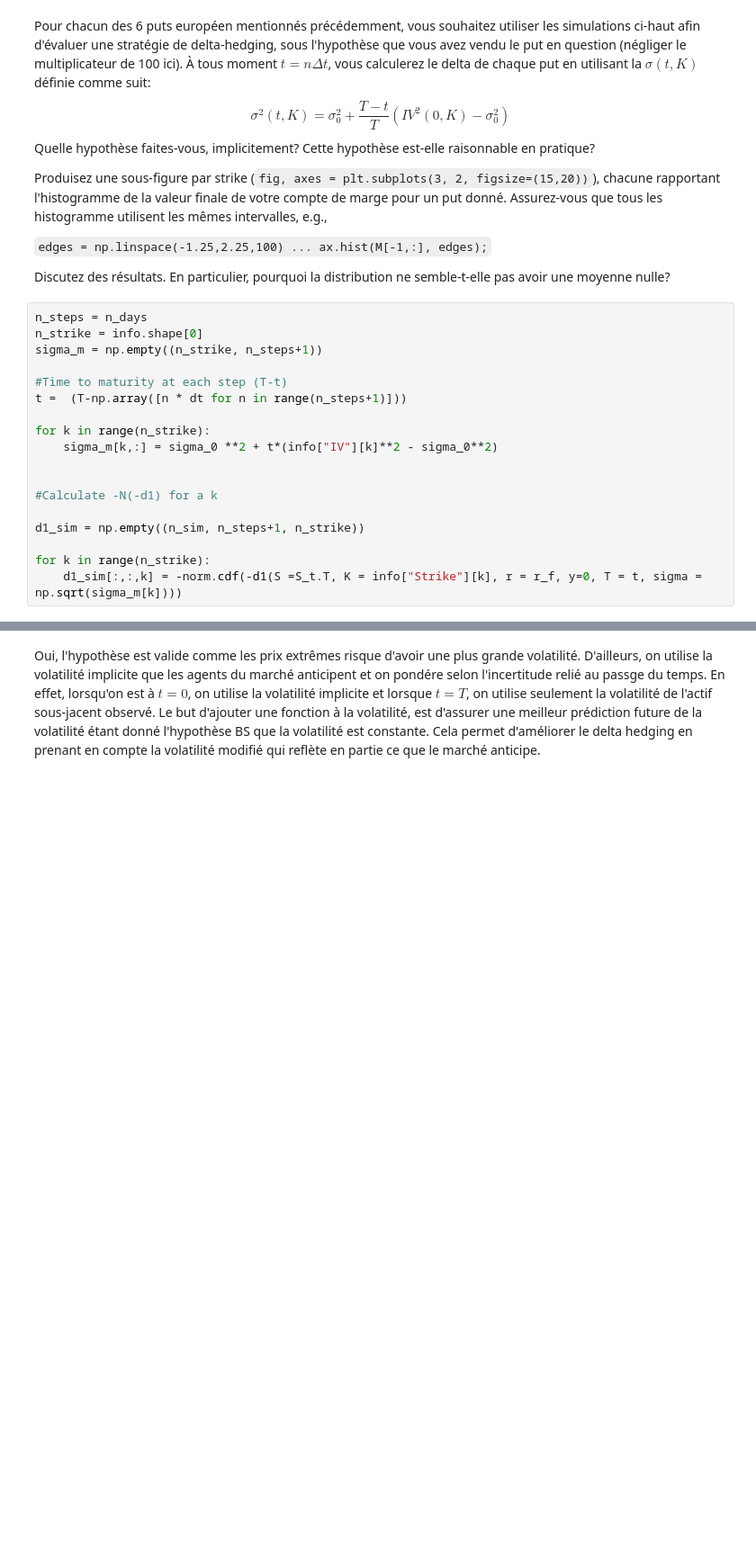
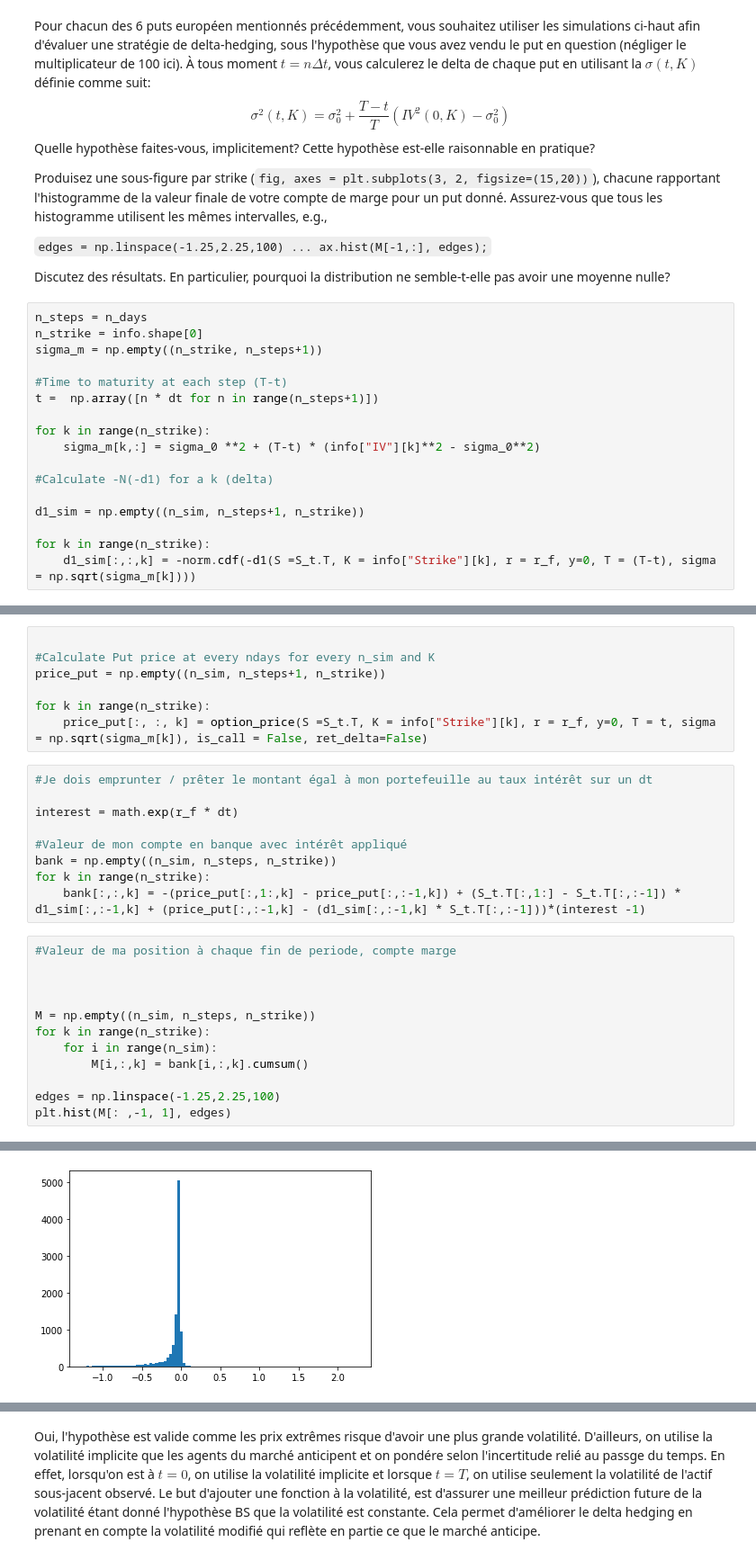
Before and after one commit to Thomas4390/produits_derives, a Jupyter notebook: assignment1_202301.ipynb, the cells around one changed output, grey strips where cells are left out. Shown at 90% size. Cells and saved outputs as stored; diff of their text form; blank space fills up the shorter version.

```diff
--- a/assignment1_202301.ipynb
+++ b/assignment1_202301.ipynb
@@ -260,15 +260,14 @@ n_strike = info.shape[0]
 sigma_m = np.empty((n_strike, n_steps+1))
 
 #Time to maturity at each step (T-t)
-t =  (T-np.array([n * dt for n in range(n_steps+1)]))
+t =  np.array([n * dt for n in range(n_steps+1)])
 
 for k in range(n_strike):
-    sigma_m[k,:] = sigma_0 **2 + t*(info["IV"][k]**2 - sigma_0**2)
+    sigma_m[k,:] = sigma_0 **2 + (T-t) * (info["IV"][k]**2 - sigma_0**2)
 
-
-#Calculate -N(-d1) for a k
+#Calculate -N(-d1) for a k (delta)
 
 d1_sim = np.empty((n_sim, n_steps+1, n_strike))
 
 for k in range(n_strike):
-    d1_sim[:,:,k] = -norm.cdf(-d1(S =S_t.T, K = info["Strike"][k], r = r_f, y=0, T = t, sigma = np.sqrt(sigma_m[k])))
+    d1_sim[:,:,k] = -norm.cdf(-d1(S =S_t.T, K = info["Strike"][k], r = r_f, y=0, T = (T-t), sigma = np.sqrt(sigma_m[k])))
@@ -282,0 +274,29 @@ array([-6.60932153e-01, -7.16253883e-01, -7.08187114e-01, -6.37153006e-01,
+# %%
+
+#Calculate Put price at every ndays for every n_sim and K
+price_put = np.empty((n_sim, n_steps+1, n_strike))
+
+for k in range(n_strike):
+    price_put[:, :, k] = option_price(S =S_t.T, K = info["Strike"][k], r = r_f, y=0, T = t, sigma = np.sqrt(sigma_m[k]), is_call = False, ret_delta=False)
+# %%
+#Je dois emprunter / prêter le montant égal à mon portefeuille au taux intérêt sur un dt
+
+interest = math.exp(r_f * dt)
+
+#Valeur de mon compte en banque avec intérêt appliqué
+bank = np.empty((n_sim, n_steps, n_strike))
+for k in range(n_strike):
+    bank[:,:,k] = -(price_put[:,1:,k] - price_put[:,:-1,k]) + (S_t.T[:,1:] - S_t.T[:,:-1]) * d1_sim[:,:-1,k] + (price_put[:,:-1,k] - (d1_sim[:,:-1,k] * S_t.T[:,:-1]))*(interest -1)
+# %%
+#Valeur de ma position à chaque fin de periode, compte marge
+
+
+
+M = np.empty((n_sim, n_steps, n_strike))
+for k in range(n_strike):
+    for i in range(n_sim):
+        M[i,:,k] = bank[i,:,k].cumsum()
+
+edges = np.linspace(-1.25,2.25,100)
+plt.hist(M[: ,-1, 1], edges)
+# %% [output]
@@ -282,0 +320 @@ array([-6.60932153e-01, -7.16253883e-01, -7.08187114e-01, -6.37153006e-01,
+[figure, added]
```
Also changed, not shown: parts of 3 cells of this notebook.
